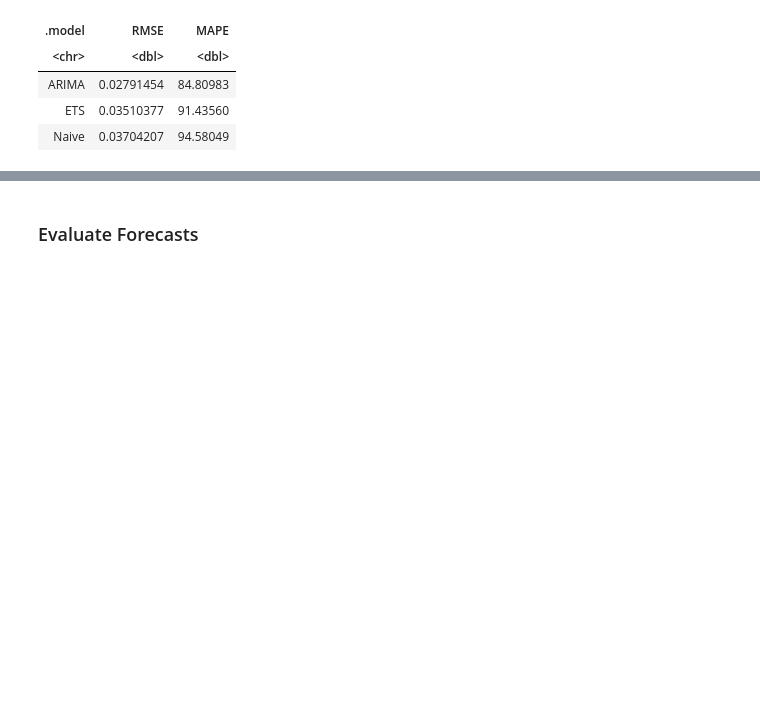
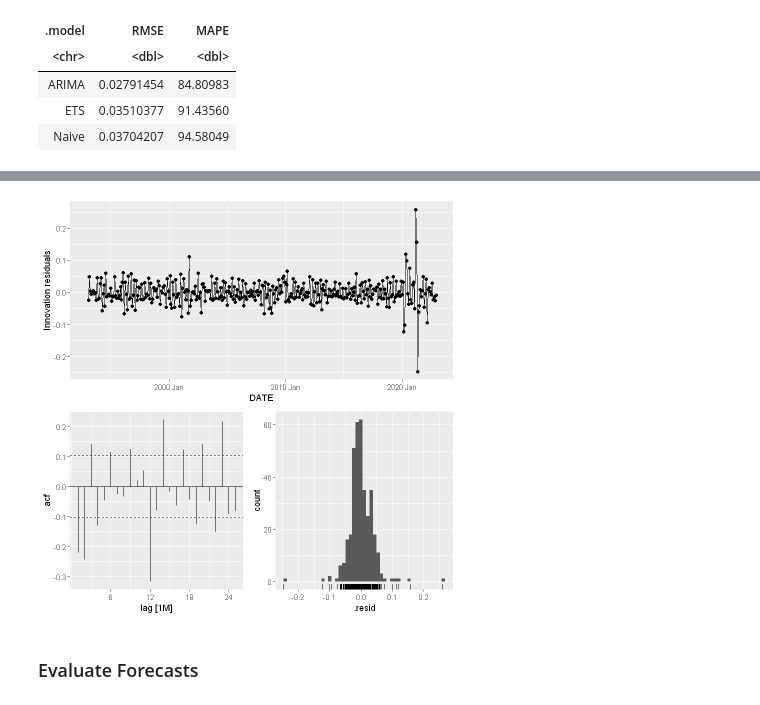
Before and after one commit to appliedecon/Time-Series-and-Forecasting, a Jupyter notebook: w10 - arima.ipynb, the cells around one changed output, grey strips where cells are left out. Cells and saved outputs as stored; diff of their text form; code cells hidden in the pictures; blank space fills up the shorter version.

```diff
--- a/w10 - arima.ipynb
+++ b/w10 - arima.ipynb
@@ -593,0 +623,3 @@ A tibble: 3 × 3
+# %%
+retail_mdl |> select('Naive') |> gg_tsresiduals()
+# %% [output]
@@ -594,3 +632,4 @@ A tibble: 3 × 3
+[figure, added]
 # %% [markdown]
 ### Evaluate Forecasts
 # %%
```
Also changed, not shown: parts of 8 cells of this notebook.
